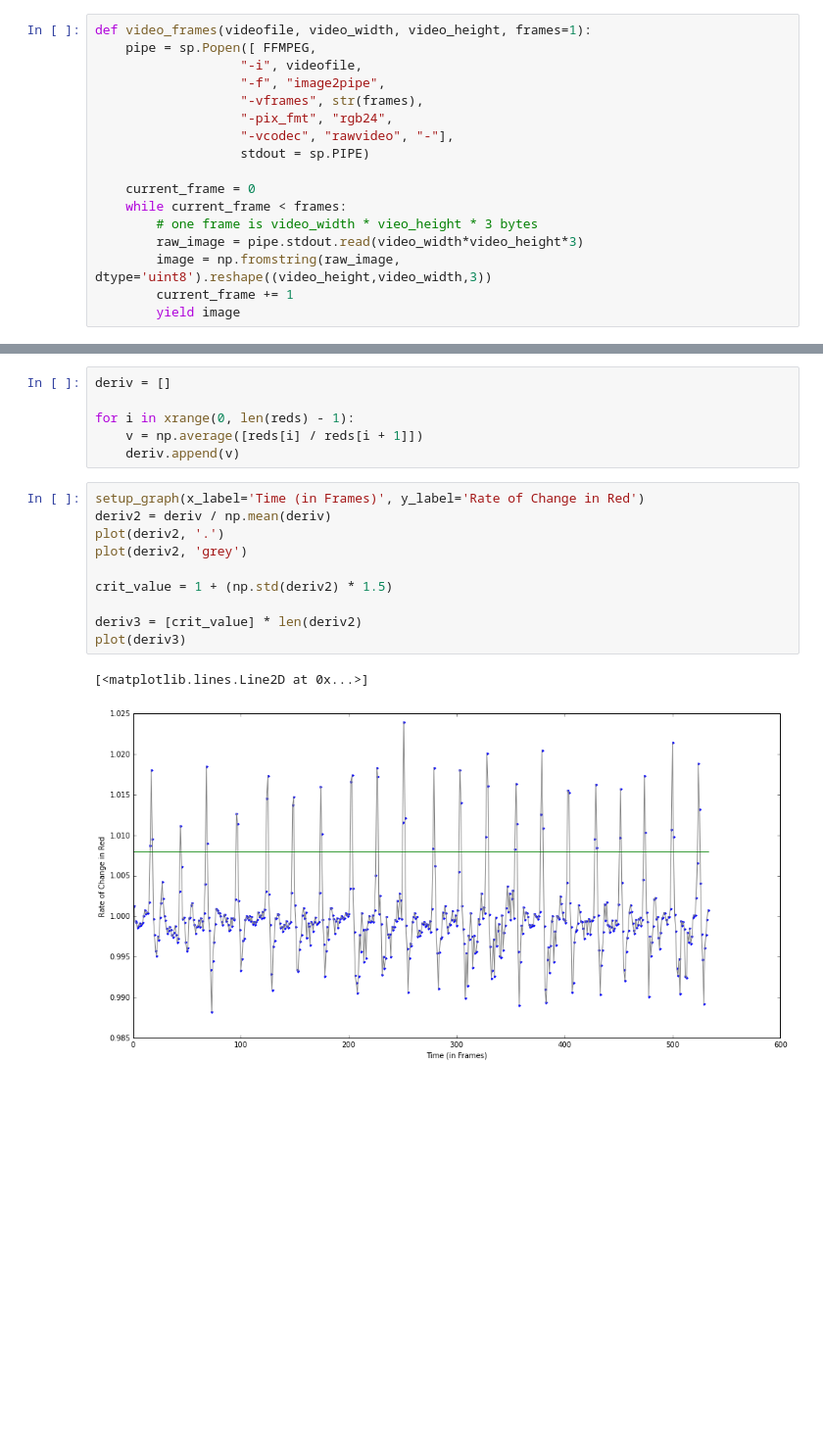
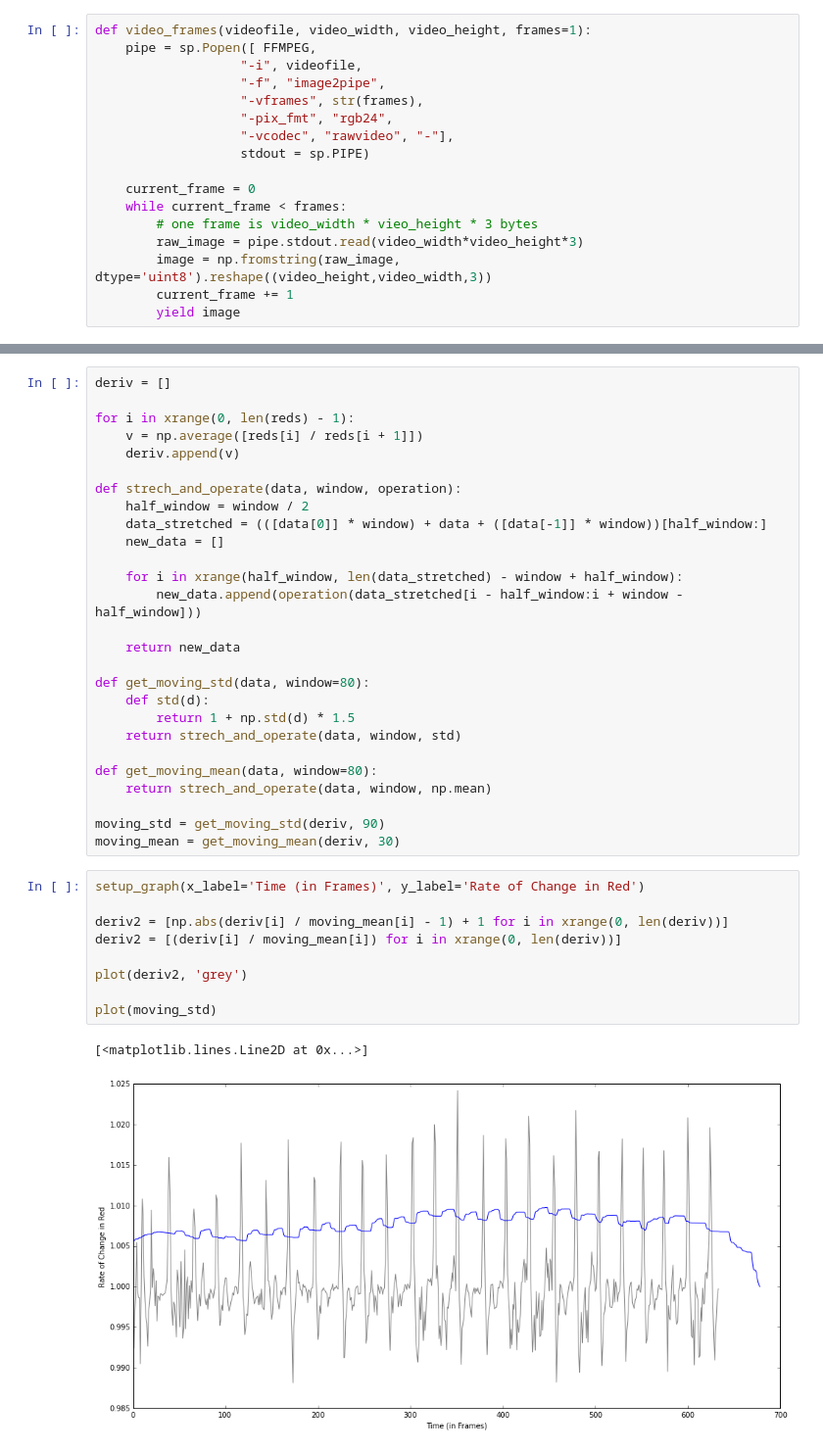
Before and after one commit to Katee/heartbeat, a Jupyter notebook: heartbeat.ipynb, the cells around one changed output, grey strips where cells are left out. Shown: that part at 98% size. Cells and saved outputs as stored; diff of their text form; blank space fills up the shorter version.

```diff
--- a/heartbeat.ipynb
+++ b/heartbeat.ipynb
@@ -83,20 +86,40 @@ plot(reds)
-# %%
-deriv = []
-
-for i in xrange(0, len(reds) - 1):
-    v = np.average([reds[i] / reds[i + 1]])
-    deriv.append(v)
-# %%
-setup_graph(x_label='Time (in Frames)', y_label='Rate of Change in Red')
-deriv2 = deriv / np.mean(deriv)
-plot(deriv2, '.')
-plot(deriv2, 'grey')
-
-crit_value = 1 + (np.std(deriv2) * 1.5)
-
-deriv3 = [crit_value] * len(deriv2)
-plot(deriv3)
-# %% [output]
-[<matplotlib.lines.Line2D at 0x...>]
-[figure, removed]
+# %%
+deriv = []
+
+for i in xrange(0, len(reds) - 1):
+    v = np.average([reds[i] / reds[i + 1]])
+    deriv.append(v)
+
+def strech_and_operate(data, window, operation):
+    half_window = window / 2
+    data_stretched = (([data[0]] * window) + data + ([data[-1]] * window))[half_window:]
+    new_data = []
+
+    for i in xrange(half_window, len(data_stretched) - window + half_window):
+        new_data.append(operation(data_stretched[i - half_window:i + window - half_window]))
+
+    return new_data
+
+def get_moving_std(data, window=80):
+    def std(d):
+        return 1 + np.std(d) * 1.5
+    return strech_and_operate(data, window, std)
+
+def get_moving_mean(data, window=80):
+    return strech_and_operate(data, window, np.mean)
+
+moving_std = get_moving_std(deriv, 90)
+moving_mean = get_moving_mean(deriv, 30)
+# %%
+setup_graph(x_label='Time (in Frames)', y_label='Rate of Change in Red')
+
+deriv2 = [np.abs(deriv[i] / moving_mean[i] - 1) + 1 for i in xrange(0, len(deriv))]
+deriv2 = [(deriv[i] / moving_mean[i]) for i in xrange(0, len(deriv))]
+
+plot(deriv2, 'grey')
+
+plot(moving_std)
+# %% [output]
+[<matplotlib.lines.Line2D at 0x...>]
+[figure, added]
 # %%
```
Also changed, not shown: parts of 9 cells of this notebook.
